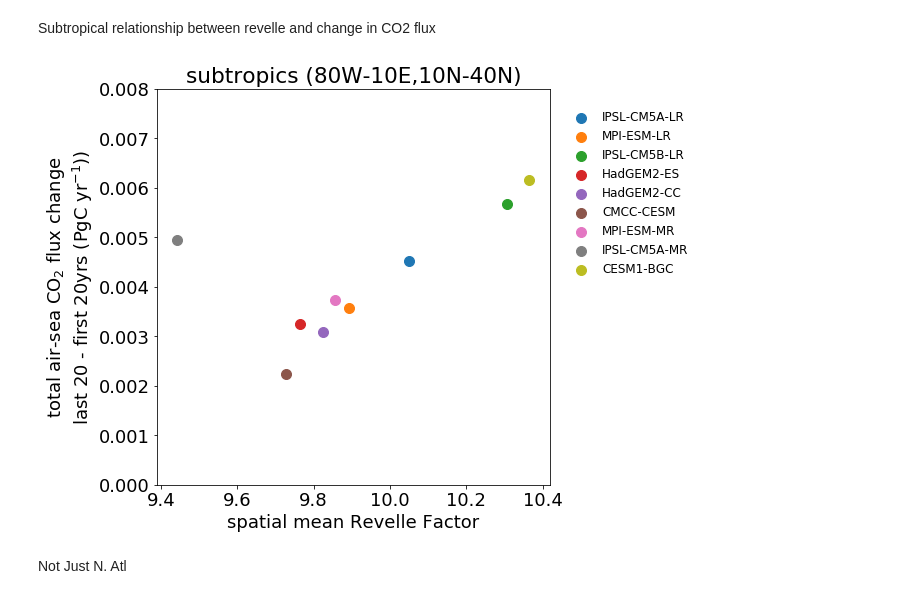
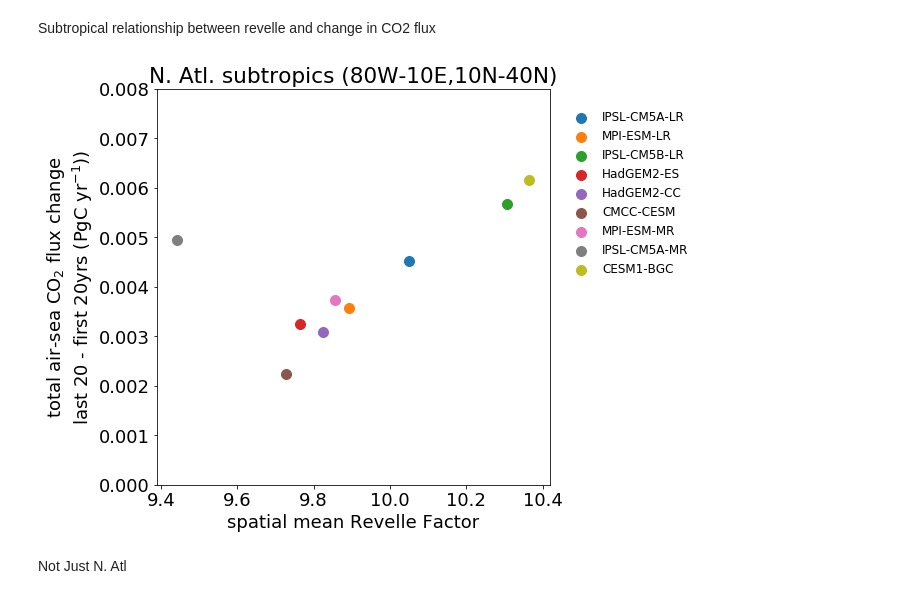
Before and after one commit to PaulHalloran/batmobile_jupyter_notebooks, a Jupyter notebook: analysis_for_noc_talk.ipynb, the cells around one changed output. Cells and saved outputs as stored; diff of their text form; code cells hidden in the pictures.

```diff
--- a/analysis_for_noc_talk.ipynb
+++ b/analysis_for_noc_talk.ipynb
@@ -1244,35 +1244,35 @@ run = 'rcp85'
 models = list(data_dict[run][variable])
 models.remove('CanESM2')
 models.remove('BNU-ESM')
 
 plt.close('all')
 fig = plt.figure(figsize=(10,7))
 gs = gridspec.GridSpec(1, 1)
 ax1 = plt.subplot(gs[0:1,0:1])
 
 
 
 for i,model in enumerate(models):
     revelle_factor = carbchem_revelle(10,9.99e9,data_dict[run]['tos'][model]['first20']-273.15,data_dict[run]['sos'][model]['first20'],data_dict[run]['dissic'][model]['first20'],data_dict[run]['talk'][model]['first20'])
     rf_aa = area_avg2(revelle_factor,-80.0,10,10.0,40.0)
     fgco2_change = area_sum2(data_dict[run]['fgco2'][model]['last20'] - data_dict[run]['fgco2'][model]['first20'],-80.0,10,10.0,40.0)
     if model <> 'NorESM1-ME':
         ax1.scatter(rf_aa.data,(fgco2_change.data*365.0*yearsec)/1.0e12,s=100,label = model)
 
 
 
 plt.ylim(0.0,0.008)
 # cbar = fig.colorbar(contour_result1, cax=axs[-1])
 # cbar.set_label('Revelle Factor')
 plt.legend(loc=8, bbox_to_anchor=(1.2, 0.5),prop={'size': 12},frameon=False)
 ax1.set_xlabel('spatial mean Revelle Factor')
 ax1.set_ylabel('total air-sea CO$_2$ flux change\nlast 20 - first 20yrs (PgC yr$^{-1}$))')
 
-plt.title('subtropics (80W-10E,10N-40N)')
+plt.title('N. Atl. subtropics (80W-10E,10N-40N)')
 plt.tight_layout()
 plt.savefig('/home/ph290/Documents/figures/class_scatter_revelle_v_fgco2.png')
 # %% [output]
-[figure, old version]
+[figure, new version]
 # %% [markdown]
 Not Just N. Atl
 # %%
```
Also changed, not shown: parts of 14 cells of this notebook, 2 other files.
